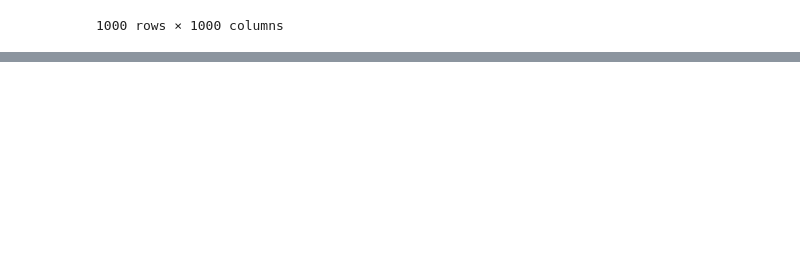
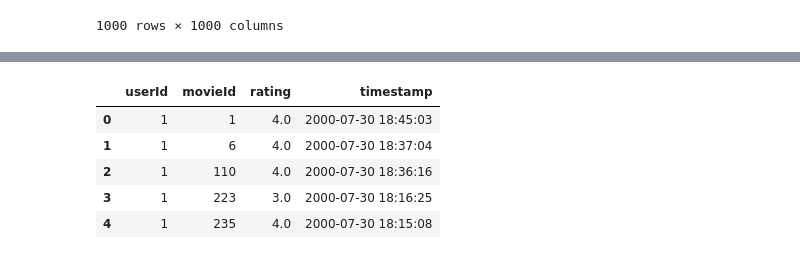
Before and after one commit to Cloud9High5/Movie-Finder-System, a Jupyter notebook: back-end/recommend.ipynb, the cells around one changed output, grey strips where cells are left out. Saved outputs shown, nothing was run; the diff lists cells and outputs as text; code cells hidden in the pictures; blank space fills up the shorter version.

```diff
--- a/back-end/recommend.ipynb
+++ b/back-end/recommend.ipynb
@@ -787,0 +854,13 @@ Exception: 用户<b1392eecf57e302db360584c016212b9>没有相似的用户
+# %%
+new_reviews['userId'] = new_reviews['userId'].astype(int)
+new_reviews['movieId'] = new_reviews['movieId'].astype(int)
+new_reviews['rating'] = new_reviews['rating'].astype(float)
+new_reviews['timestamp'] = new_reviews['timestamp'].astype(int)
+new_reviews['timestamp'] = pd.to_datetime(new_reviews['timestamp'], unit='s')
+# %% [output]
+|  | userId | movieId | rating | timestamp |
+| 0 | 1 | 1 | 4.0 | 2000-07-30 18:45:03 |
+| 1 | 1 | 6 | 4.0 | 2000-07-30 18:37:04 |
+| 2 | 1 | 110 | 4.0 | 2000-07-30 18:36:16 |
+| 3 | 1 | 223 | 3.0 | 2000-07-30 18:16:25 |
+| 4 | 1 | 235 | 4.0 | 2000-07-30 18:15:08 |
```
Also changed, not shown: parts of 9 cells of this notebook, 2 other files.
